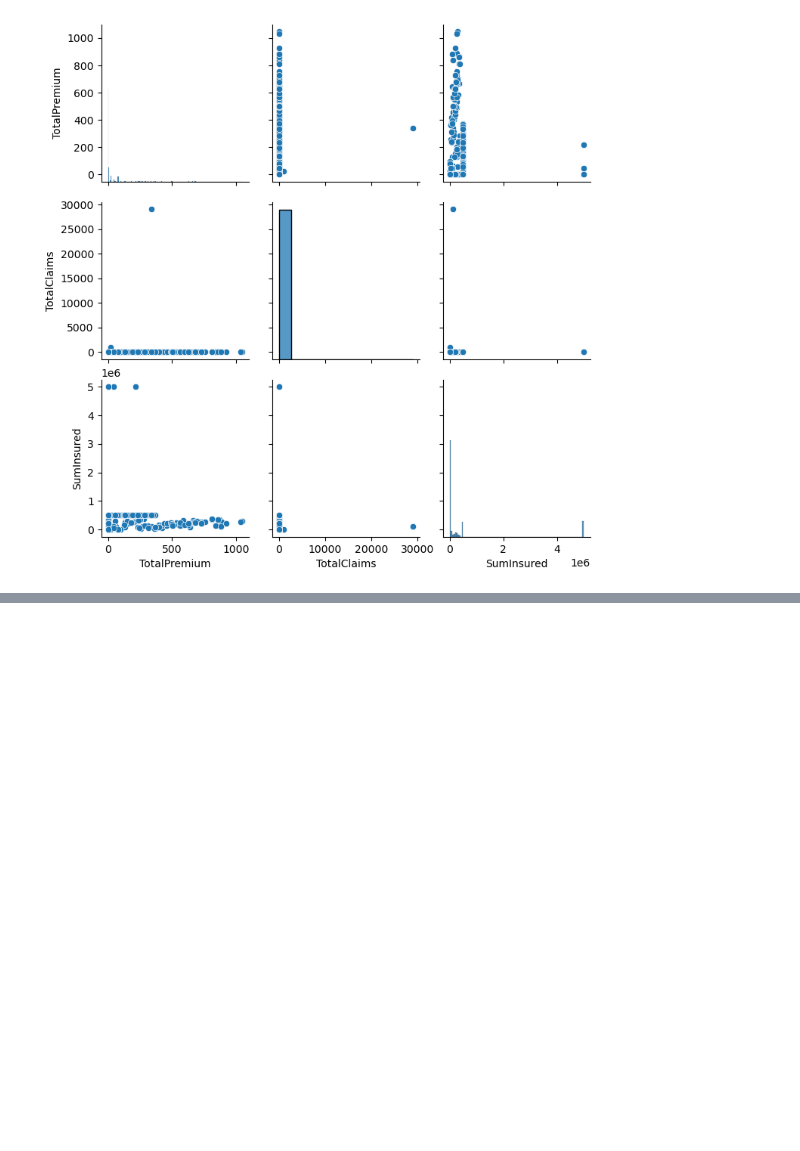
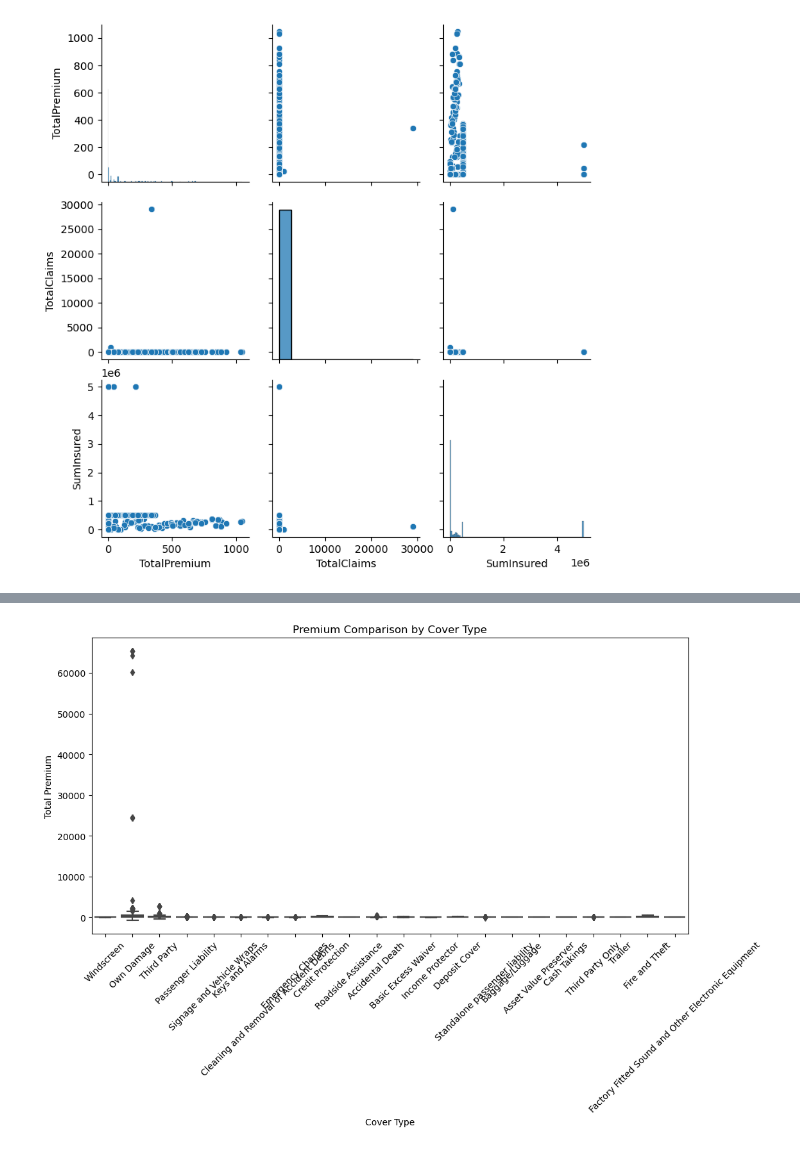
Before and after one commit to jodahe1/ACIS, a Jupyter notebook: Task-1/DataCleaning.ipynb, the cells around one changed output, grey strips where cells are left out. Drawn from its saved outputs; the diff is of its cells as text; code cells hidden in the pictures; blank space fills up the shorter version.

```diff
--- a/Task-1/DataCleaning.ipynb
+++ b/Task-1/DataCleaning.ipynb
@@ -250,0 +267,11 @@ plt.show()
+# %%
+# Premium Comparison
+plt.figure(figsize=(12, 6))
+sns.boxplot(data=df, x='CoverType', y='TotalPremium')
+plt.title("Premium Comparison by Cover Type")
+plt.xlabel("Cover Type")
+plt.ylabel("Total Premium")
+plt.xticks(rotation=45)
+plt.show()
+# %% [output]
+[figure, added]
```
Also changed, not shown: parts of 5 cells of this notebook.
